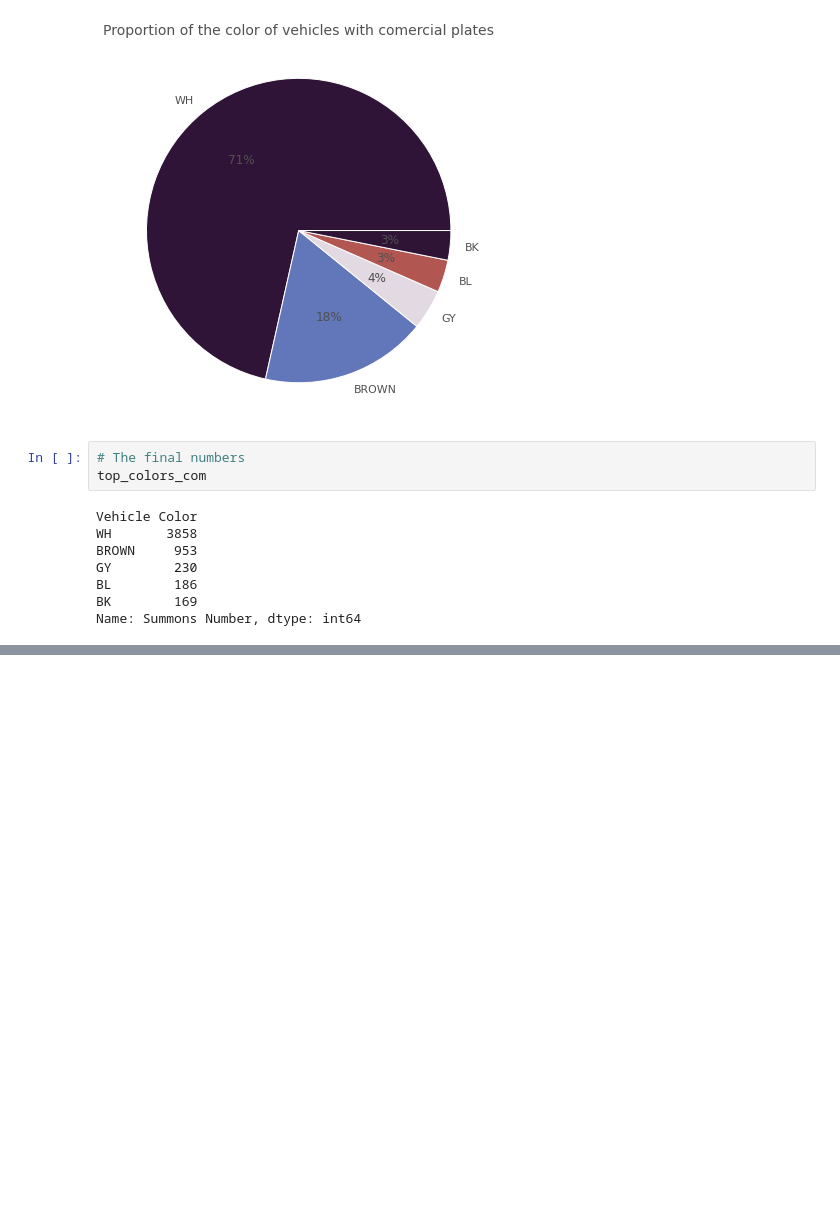
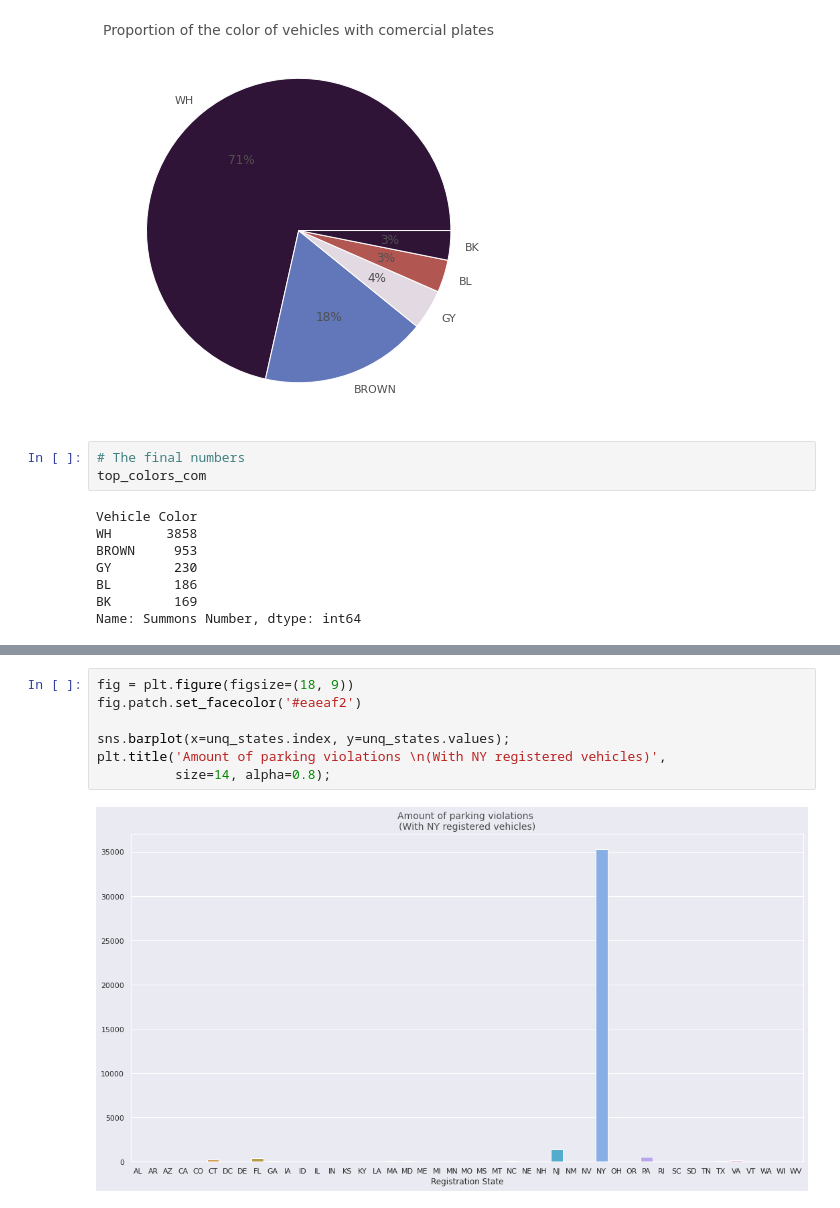
Before and after one commit to pedrohortencio/data-analysis-projects, a Jupyter notebook: NYC Parking Violations/NYC_Parking_Violations.ipynb, the cells around one changed output, grey strips where cells are left out. Drawn from its saved outputs; the diff is of its cells as text; blank space fills up the shorter version.

```diff
--- a/NYC Parking Violations/NYC_Parking_Violations.ipynb
+++ b/NYC Parking Violations/NYC_Parking_Violations.ipynb
@@ -551,0 +540,9 @@ Name: Summons Number, dtype: int64
+# %%
+fig = plt.figure(figsize=(18, 9))
+fig.patch.set_facecolor('#eaeaf2')
+
+sns.barplot(x=unq_states.index, y=unq_states.values);
+plt.title('Amount of parking violations \n(With NY registered vehicles)',
+          size=14, alpha=0.8);
+# %% [output]
+[figure, added]
```
Also changed, not shown: parts of 37 cells of this notebook.
